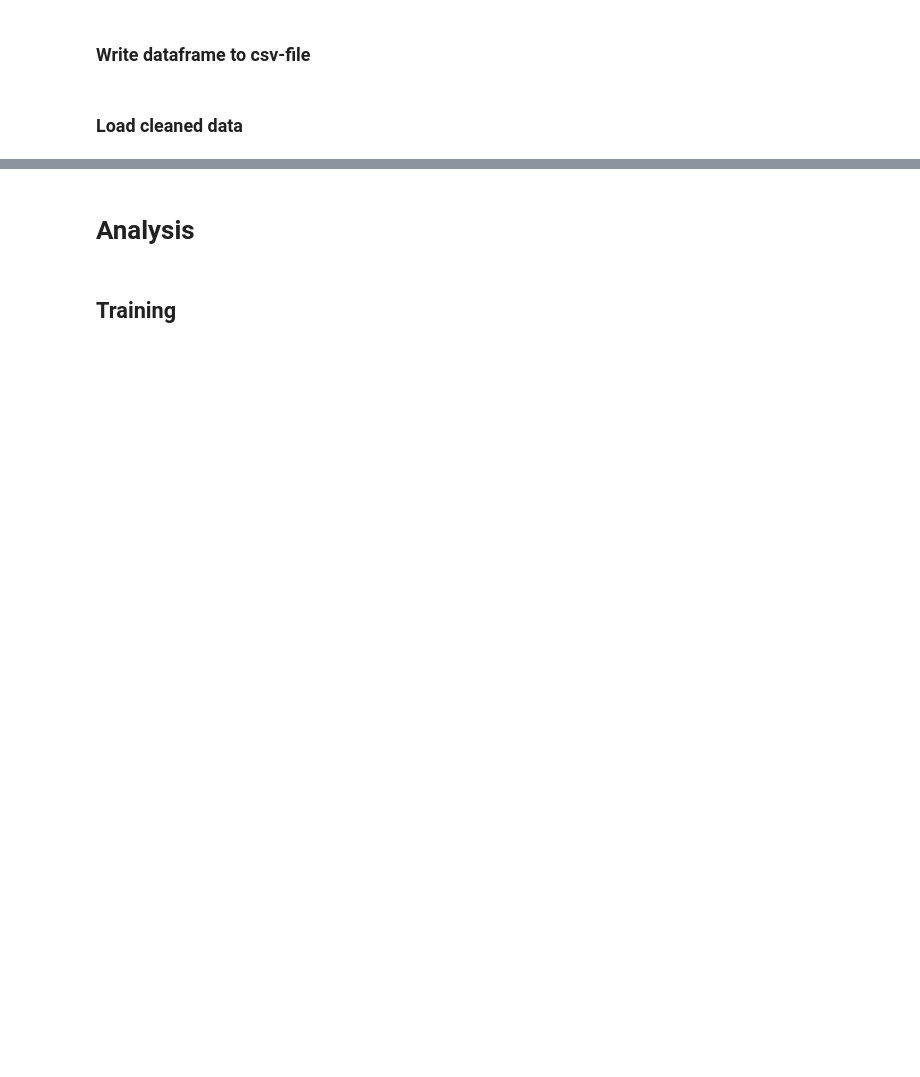
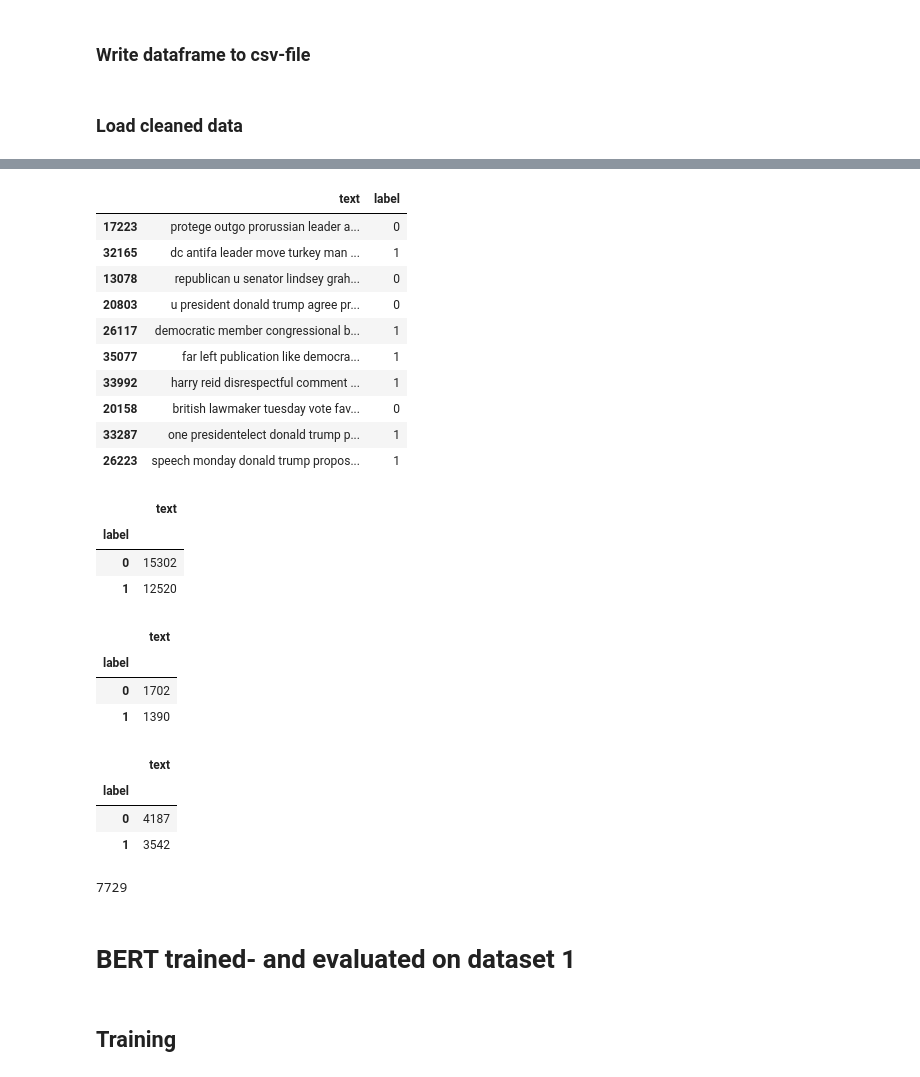
Before and after one commit to emiltj/NLP_exam_2021, a Jupyter notebook: Analysis.ipynb, the cells around one changed output, grey strips where cells are left out. Saved outputs shown, nothing was run; the diff lists cells and outputs as text; code cells hidden in the pictures; blank space fills up the shorter version.

```diff
--- a/Analysis.ipynb
+++ b/Analysis.ipynb
@@ -383,9 +379,31 @@ train.head(10)
 # %%
-# Inspecting transformed training data:
-test.head(10)
+# Inspecting transformed validation data:
+val_1.head(10)
+# %% [output]
+|  | text | label |
+| 17223 | protege outgo prorussian leader a... | 0 |
+| 32165 | dc antifa leader move turkey man ... | 1 |
+| 13078 | republican u senator lindsey grah... | 0 |
+| 20803 | u president donald trump agree pr... | 0 |
+| 26117 | democratic member congressional b... | 1 |
+| 35077 | far left publication like democra... | 1 |
+| 33992 | harry reid disrespectful comment ... | 1 |
+| 20158 | british lawmaker tuesday vote fav... | 0 |
+| 33287 | one presidentelect donald trump p... | 1 |
+| 26223 | speech monday donald trump propos... | 1 |
 # %%
 # Assess that data is balanced across categories:
-train.groupby('label').count()
+train_1.groupby('label').count()
+# %% [output]
+|  | text |
+| label |  |
+| 0 | 15302 |
+| 1 | 12520 |
 # %%
 # Assess that data is balanced across categories:
-test.groupby('label').count()
+val_1.groupby('label').count()
+# %% [output]
+|  | text |
+| label |  |
+| 0 | 1702 |
+| 1 | 1390 |
@@ -398,2 +410,10 @@ test.groupby('label').count()
+# %%
+# Assess that data is balanced across categories:
+test_1.groupby('label').count()
+# %% [output]
+|  | text |
+| label |  |
+| 0 | 4187 |
+| 1 | 3542 |
 # %%
 # Define number of unique labels:
@@ -404,5 +424,10 @@ y = test['text'].tolist()
-# %% [markdown]
-# Analysis
+# %%
+# Delete later:
+len(X_dataset_1)
+# %% [output]
+7729
+# %% [markdown]
+# BERT trained- and evaluated on dataset 1
 # %% [markdown]
 ## Training
 # %%
```
Also changed, not shown: parts of 227 cells of this notebook, 18 other files.
